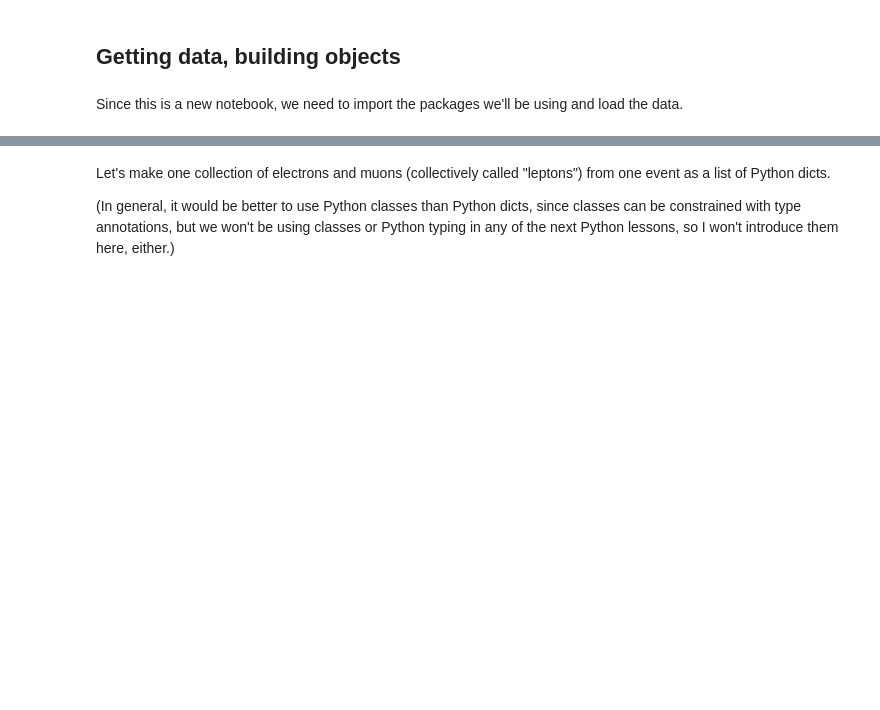
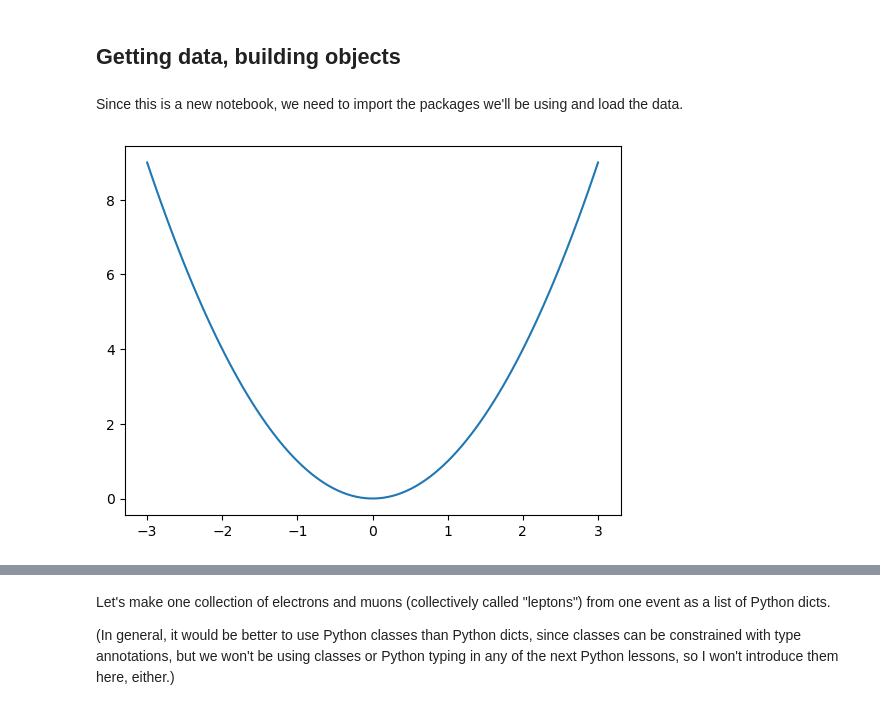
Before and after one commit to brij01/Python_course, a Jupyter notebook: notebooks/lesson-1-project.ipynb, the cells around one changed output, grey strips where cells are left out. Drawn from its saved outputs; the diff is of its cells as text; code cells hidden in the pictures; blank space fills up the shorter version.

```diff
--- a/notebooks/lesson-1-project.ipynb
+++ b/notebooks/lesson-1-project.ipynb
@@ -58,0 +65,6 @@ import vector
+# %%
+x = np.linspace(-3,3,100)
+y=x**2
+plt.plot(x,y);
+# %% [output]
+[figure, added]
```
Also changed, not shown: parts of 7 cells of this notebook, 2 other files.
